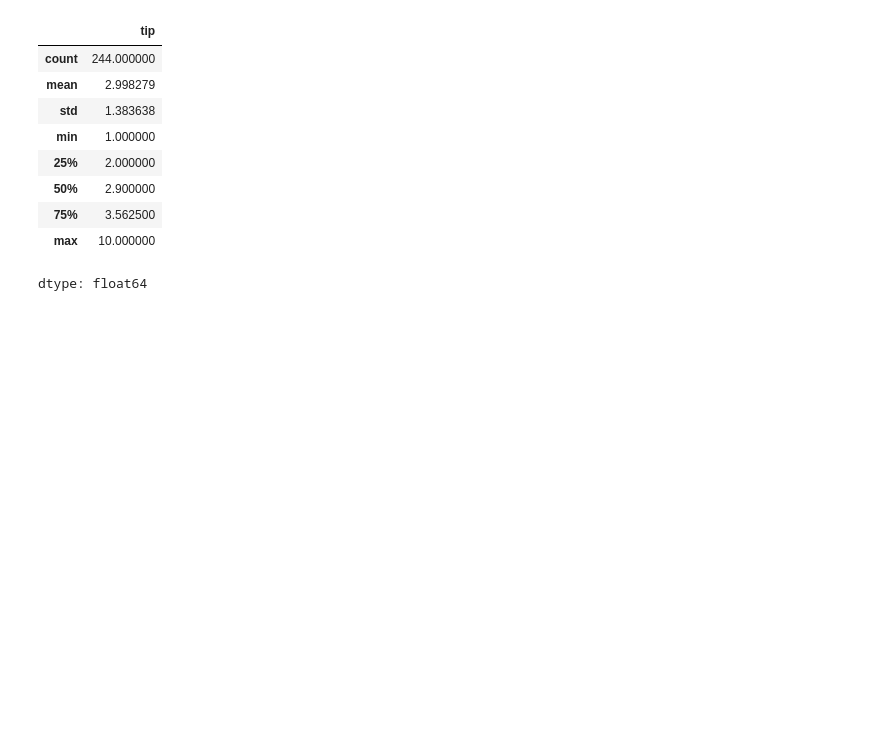
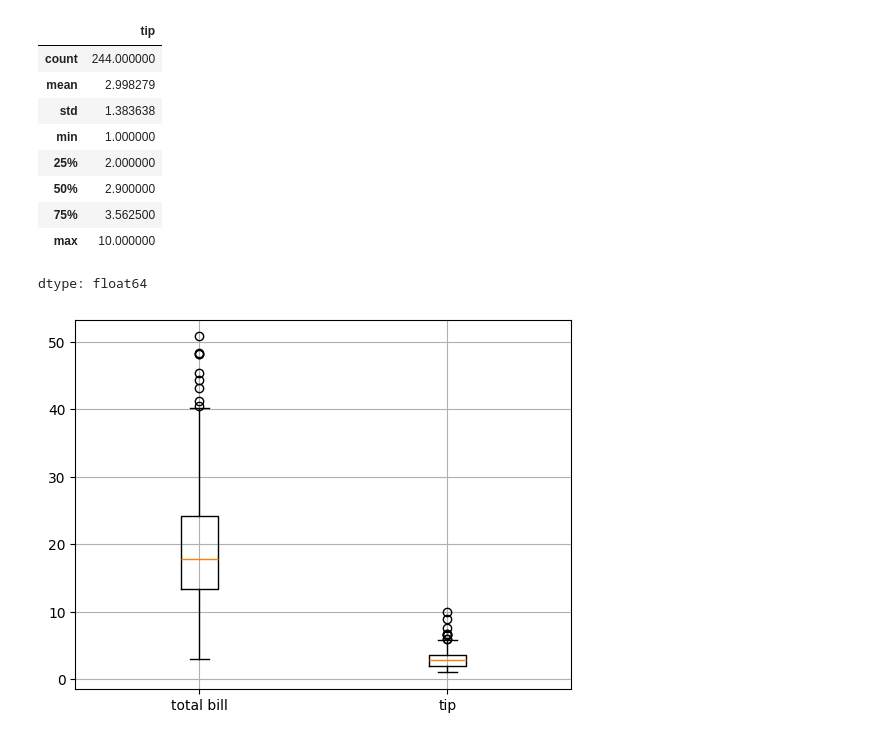
Before and after one commit to JakeOh/202511_BD53, a Jupyter notebook: lab_python/da04_matplotlib.ipynb, the cells around one changed output. Cells and saved outputs as stored; diff of their text form; code cells hidden in the pictures; blank space fills up the shorter version.

Commit message:
boxplot

```diff
--- a/lab_python/da04_matplotlib.ipynb
+++ b/lab_python/da04_matplotlib.ipynb
@@ -138,3 +138,9 @@ tips.tip.describe()
 | 75% | 3.562500 |
 | max | 10.000000 |
 dtype: float64
+# %%
+plt.boxplot(x=[tips.total_bill, tips.tip], tick_labels=['total bill', 'tip'])
+plt.grid()
+plt.show()
+# %% [output]
+[figure, added]
```
Also changed, not shown: parts of 3 cells of this notebook.
